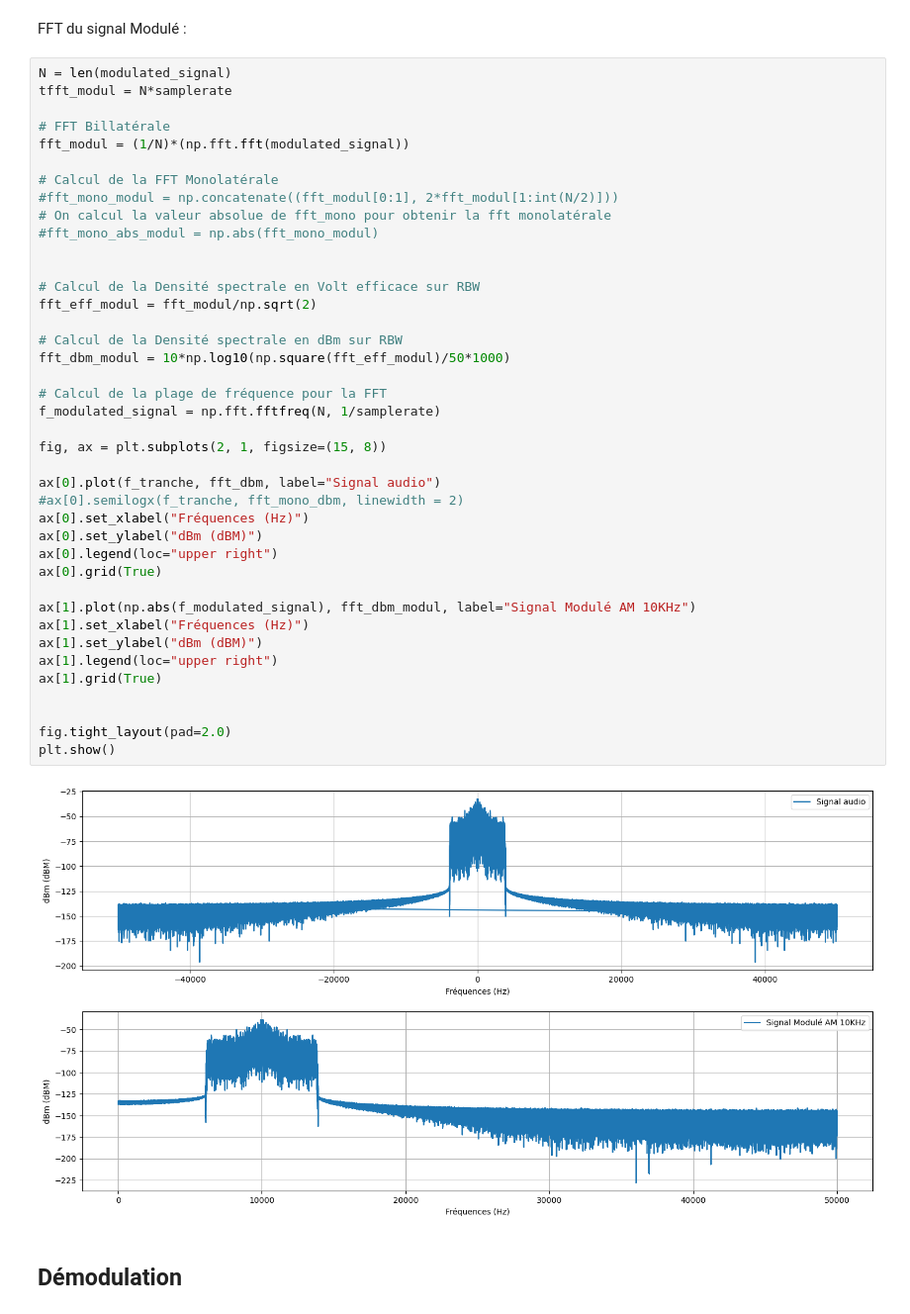
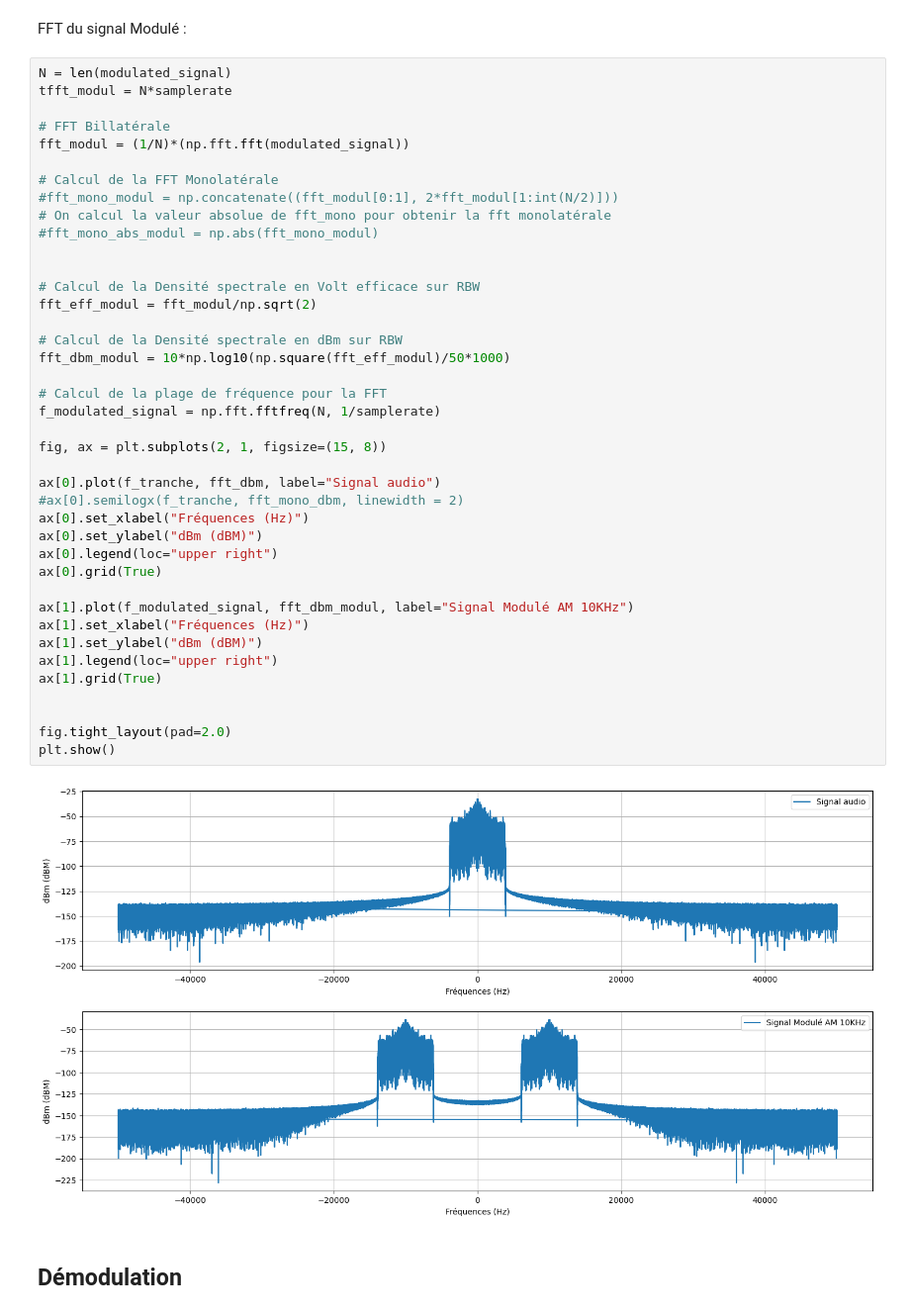
Before and after one commit to NergYR/SA202, a Jupyter notebook: main.ipynb, the cells around one changed output. Shown at 99% size. Saved outputs shown, nothing was run; the diff lists cells and outputs as text.

```diff
--- a/main.ipynb
+++ b/main.ipynb
@@ -203,35 +203,35 @@ fft_modul = (1/N)*(np.fft.fft(modulated_signal))
 #fft_mono_abs_modul = np.abs(fft_mono_modul)
 
 
 # Calcul de la Densité spectrale en Volt efficace sur RBW
 fft_eff_modul = fft_modul/np.sqrt(2)
 
 # Calcul de la Densité spectrale en dBm sur RBW
 fft_dbm_modul = 10*np.log10(np.square(fft_eff_modul)/50*1000)
 
 # Calcul de la plage de fréquence pour la FFT
 f_modulated_signal = np.fft.fftfreq(N, 1/samplerate)
 
 fig, ax = plt.subplots(2, 1, figsize=(15, 8))
 
 ax[0].plot(f_tranche, fft_dbm, label="Signal audio")
 #ax[0].semilogx(f_tranche, fft_mono_dbm, linewidth = 2)
 ax[0].set_xlabel("Fréquences (Hz)")
 ax[0].set_ylabel("dBm (dBM)")
 ax[0].legend(loc="upper right")
 ax[0].grid(True)
 
-ax[1].plot(np.abs(f_modulated_signal), fft_dbm_modul, label="Signal Modulé AM 10KHz")
+ax[1].plot(f_modulated_signal, fft_dbm_modul, label="Signal Modulé AM 10KHz")
 ax[1].set_xlabel("Fréquences (Hz)")
 ax[1].set_ylabel("dBm (dBM)")
 ax[1].legend(loc="upper right")
 ax[1].grid(True)
 
 
 fig.tight_layout(pad=2.0)
 plt.show()
 # %% [output]
-[figure, old version]
+[figure, new version]
 # %% [markdown]
 ## Démodulation
 # %% [markdown]
```
Also changed, not shown: parts of 2 cells of this notebook.
